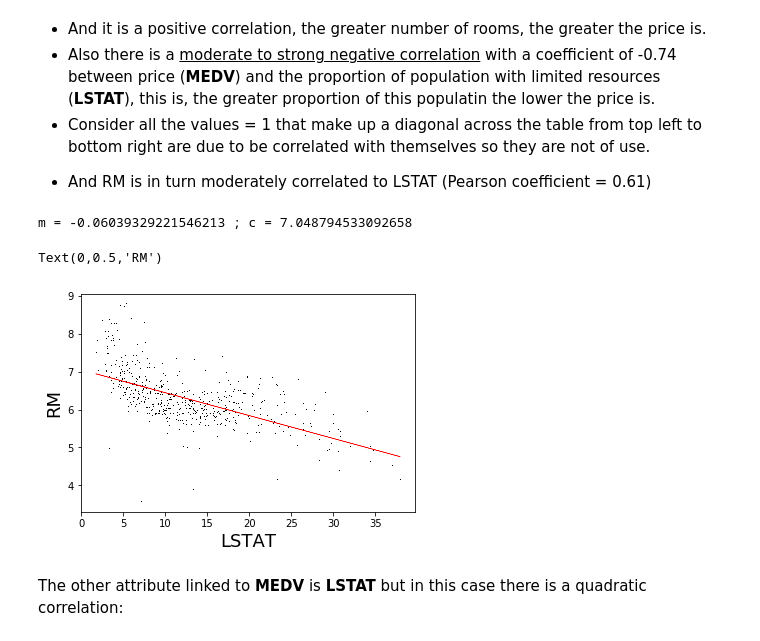
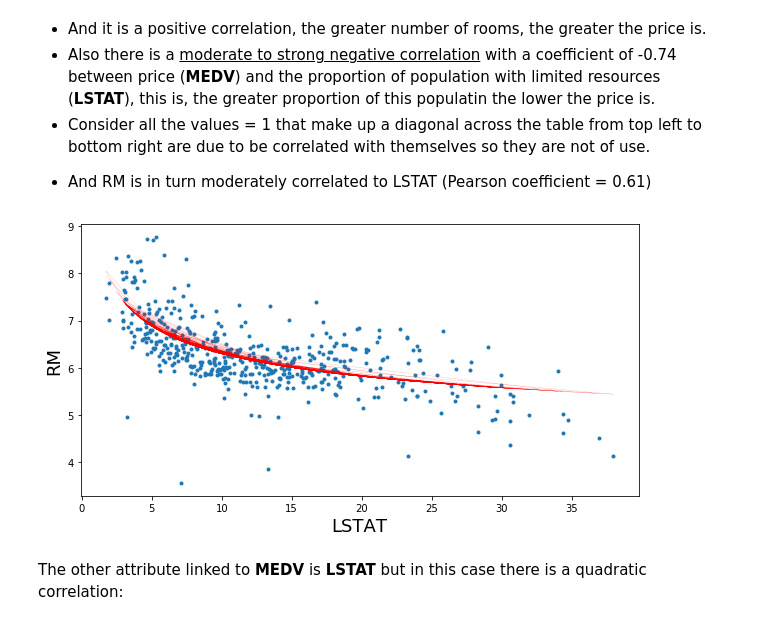
Before and after one commit to Carloselrecharlie/Boston_House_Prices_Analysis, a Jupyter notebook: Analysis of Boston House Prices dataset.ipynb, the cells around one changed output. Cells and saved outputs as stored; diff of their text form; code cells hidden in the pictures.

```diff
--- a/Analysis of Boston House Prices dataset.ipynb
+++ b/Analysis of Boston House Prices dataset.ipynb
@@ -140,16 +142,21 @@ $$ MEDV = 9.1 LSTAT - 34.67 $$
 - Consider all the values = 1 that make up a diagonal across the table from top left to bottom right are due to be correlated with themselves so they are not of use.
 
 * And RM is in turn moderately correlated to LSTAT (Pearson coefficient = 0.61)
-# %%
-plt.plot(bhp['LSTAT'],bhp['RM'], 'k,')
-m, c = np.polyfit(bhp['LSTAT'], bhp['RM'], 1)
-print('m =', m, '; c =', c)
-plt.plot(bhp['LSTAT'], m*bhp['LSTAT'] + c, 'r', linewidth=0.5)
-plt.xlabel('LSTAT', fontsize=18)
-plt.ylabel('RM', fontsize=18)
-# %% [output]
-m = -0.06039329221546213 ; c = 7.048794533092658
-Text(0,0.5,'RM')
-[figure, removed]
+# %%
+def f(x, a, b, n):
+    return a * x ** n  / (x ** n + b)
+
+y = bhp["RM"]
+x = bhp["LSTAT"]
+
+popt, pcov = curve_fit(f, x, y, p0=[1800., 20., 1.])
+
+plt.scatter(x, y, marker = ".")
+plt.plot(x, f(x, *popt), 'r-', linewidth=0.1)
+plt.xlabel('LSTAT', fontsize=18)
+plt.ylabel('RM', fontsize=18)
+plt.show()
+# %% [output]
+[figure, added]
 # %% [markdown]
 The other attribute linked to __MEDV__ is __LSTAT__ but in this case there is a quadratic correlation:
```
Also changed, not shown: parts of 7 cells of this notebook.
